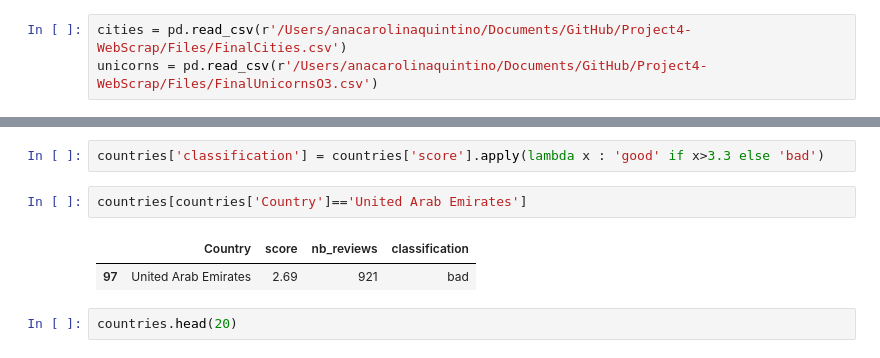
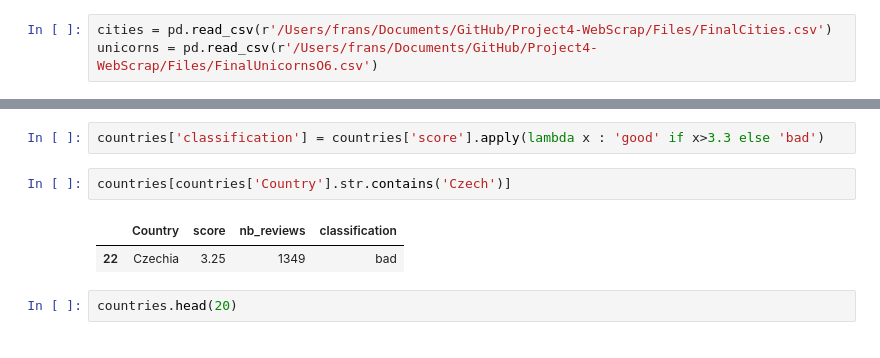
Before and after one commit to Frans-Grau/Project4-WebScrap, a Jupyter notebook: Insights/Inferential stats.ipynb, the cells around one changed output, grey strips where cells are left out. Drawn from its saved outputs; the diff is of its cells as text.

```diff
--- a/Insights/Inferential stats.ipynb
+++ b/Insights/Inferential stats.ipynb
@@ -1,8 +1,8 @@
 # %%
 import pandas as pd
 # %%
-cities = pd.read_csv(r'/Users/anacarolinaquintino/Documents/GitHub/Project4-WebScrap/Files/FinalCities.csv')
-unicorns = pd.read_csv(r'/Users/anacarolinaquintino/Documents/GitHub/Project4-WebScrap/Files/FinalUnicornsO3.csv')
+cities = pd.read_csv(r'/Users/frans/Documents/GitHub/Project4-WebScrap/Files/FinalCities.csv')
+unicorns = pd.read_csv(r'/Users/frans/Documents/GitHub/Project4-WebScrap/Files/FinalUnicornsO6.csv')
 # %%
 cities
 # %% [output]
@@ -87,10 +87,10 @@ countries.reset_index(inplace=True)
 # %%
 countries['classification'] = countries['score'].apply(lambda x : 'good' if x>3.3 else 'bad')
 # %%
-countries[countries['Country']=='United Arab Emirates']
+countries[countries['Country'].str.contains('Czech')]
 # %% [output]
 |  | Country | score | nb_reviews | classification |
-| 97 | United Arab Emirates | 2.69 | 921 | bad |
+| 22 | Czechia | 3.25 | 1349 | bad |
 # %%
 countries.head(20)
 # %% [output]
```
Also changed, not shown: parts of 3 cells of this notebook, 6 other files.
